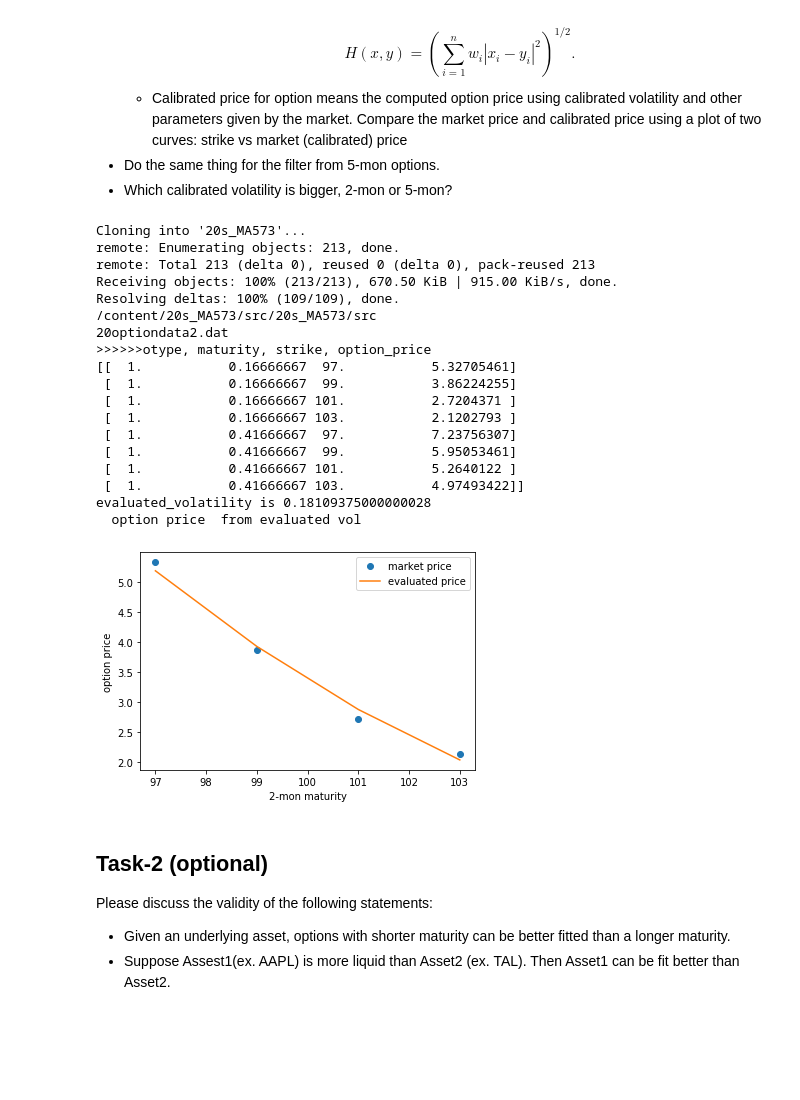
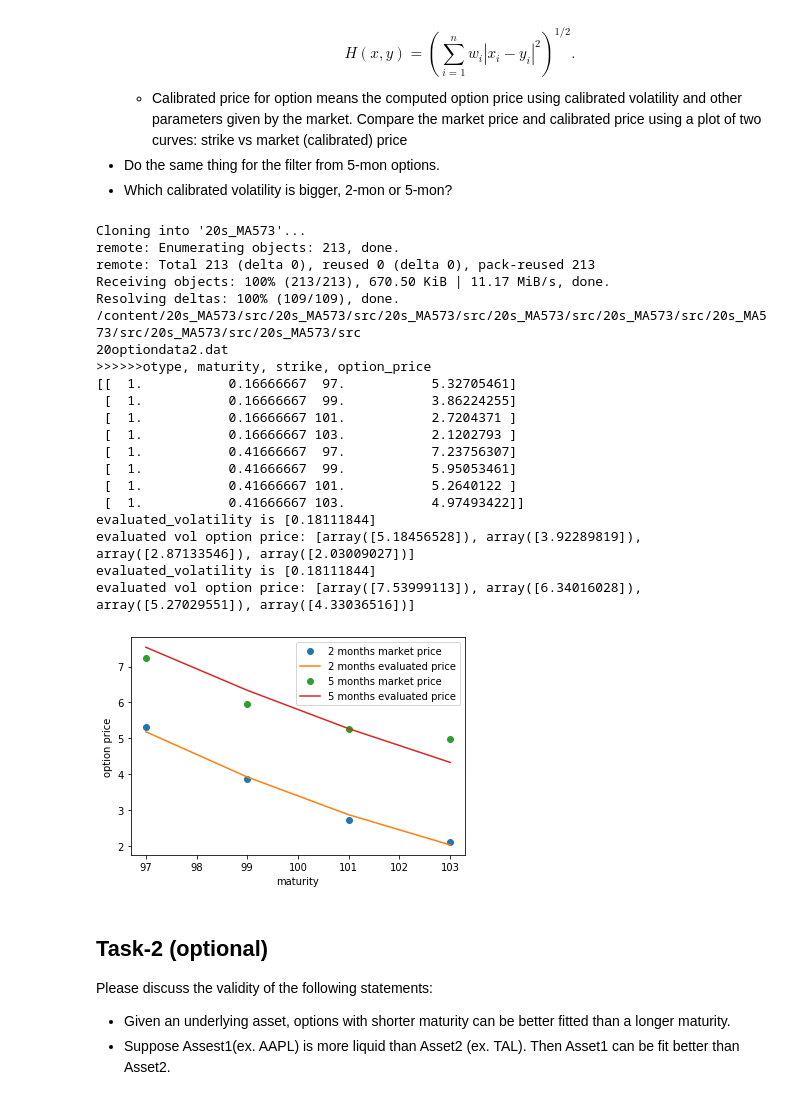
Before and after one commit to G750cloud/20MA573, a Jupyter notebook: HW4(2).ipynb, the cells around one changed output. Saved outputs shown, nothing was run; the diff lists cells and outputs as text; code cells hidden in the pictures; blank space fills up the shorter version.

```diff
--- a/HW4(2).ipynb
+++ b/HW4(2).ipynb
@@ -57,6 +57,7 @@ import numpy as np
 import scipy.stats as ss
 import matplotlib.pyplot as plt
 import scipy.optimize as so
+from scipy.optimize import leastsq
 
 #P1#
 !git clone https://github.com/songqsh/20s_MA573.git
@@ -151,45 +152,70 @@ def H_function(vol, gbm, option_list):
 
 def bsm_calibration(gbm, option_list):
   init_vol = .1 #initial guess
-  return so.fmin(H_function, init_vol, args = (gbm, option_list), disp = 0)[0]
+  return(so.leastsq(H_function, init_vol, args = (gbm, option_list))[0])
 
 filter1 = list(filter(lambda x: x.maturity == 2/12, option_list1))
 calibrated_volatility1 = bsm_calibration(gbm1, filter1)
 print('evaluated_volatility is ' + str(calibrated_volatility1))
+
 gbm1.vol_ratio = calibrated_volatility1
 filter1_calibrated_price = [gbm1.bsm_price(filter1[i]) for i in range(len(filter1))]
-print('  option price  from evaluated vol')
+print('evaluated vol option price:', filter1_calibrated_price)
+
 filter1_calibrated_price
 x_co = [filter1[i].strike for i in range(len(filter1))]
 y_co = [filter1[i].market_price for i in range(len(filter1))]
-plt.plot(x_co, y_co, 'o', label='market price')
+plt.plot(x_co, y_co, 'o', label='2 months market price')
 
 y_co = filter1_calibrated_price
-plt.plot(x_co, y_co, label = 'evaluated price')
+plt.plot(x_co, y_co, label = '2 months evaluated price')
 
 plt.ylabel('option price')
 plt.xlabel('2-mon maturity')
 plt.legend();
+
+#P3#
+filter2 = list(filter(lambda x: x.maturity == 5/12, option_list1))
+calibrated_volatility2 = bsm_calibration(gbm1, filter2)
+print('evaluated_volatility is ' + str(calibrated_volatility1))
+
+gbm1.vol_ratio = calibrated_volatility2
+filter2_calibrated_price = [gbm1.bsm_price(filter2[i]) for i in range(len(filter1))]
+print('evaluated vol option price:', filter2_calibrated_price)
+
+filter2_calibrated_price
+x_co = [filter2[i].strike for i in range(len(filter2))]
+y_co = [filter2[i].market_price for i in range(len(filter2))]
+plt.plot(x_co, y_co, 'o', label='5 months market price')
+
+y_co = filter2_calibrated_price
+plt.plot(x_co, y_co, label = '5 months evaluated price')
+
+plt.ylabel('option price')
+plt.xlabel('maturity')
+plt.legend();
 # %% [output]
 Cloning into '20s_MA573'...
 remote: Enumerating objects: 213, done.
 remote: Total 213 (delta 0), reused 0 (delta 0), pack-reused 213
-Receiving objects: 100% (213/213), 670.50 KiB | 915.00 KiB/s, done.
+Receiving objects: 100% (213/213), 670.50 KiB | 11.17 MiB/s, done.
 Resolving deltas: 100% (109/109), done.
-/content/20s_MA573/src/20s_MA573/src
+/content/20s_MA573/src/20s_MA573/src/20s_MA573/src/20s_MA573/src/20s_MA573/src/20s_MA573/src/20s_MA573/src/20s_MA573/src
 20optiondata2.dat
 >>>>>>otype, maturity, strike, option_price
 [[  1.           0.16666667  97.           5.32705461]
  [  1.           0.16666667  99.           3.86224255]
  [  1.           0.16666667 101.           2.7204371 ]
  [  1.           0.16666667 103.           2.1202793 ]
  [  1.           0.41666667  97.           7.23756307]
  [  1.           0.41666667  99.           5.95053461]
  [  1.           0.41666667 101.           5.2640122 ]
  [  1.           0.41666667 103.           4.97493422]]
-evaluated_volatility is 0.18109375000000028
-  option price  from evaluated vol
+evaluated_volatility is [0.18111844]
+evaluated vol option price: [array([5.18456528]), array([3.92289819]), array([2.87133546]), array([2.03009027])]
+evaluated_volatility is [0.18111844]
+evaluated vol option price: [array([7.53999113]), array([6.34016028]), array([5.27029551]), array([4.33036516])]
-[figure, old version]
+[figure, new version]
 # %% [markdown]
 ## Task-2 (optional)
 Please discuss the validity of the following statements:
```
